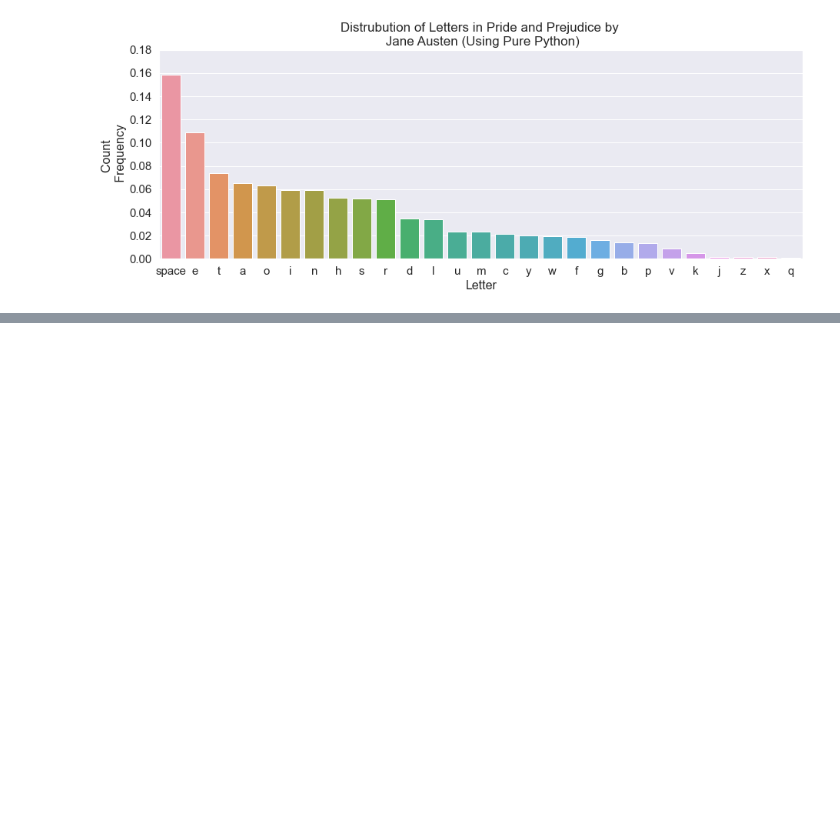
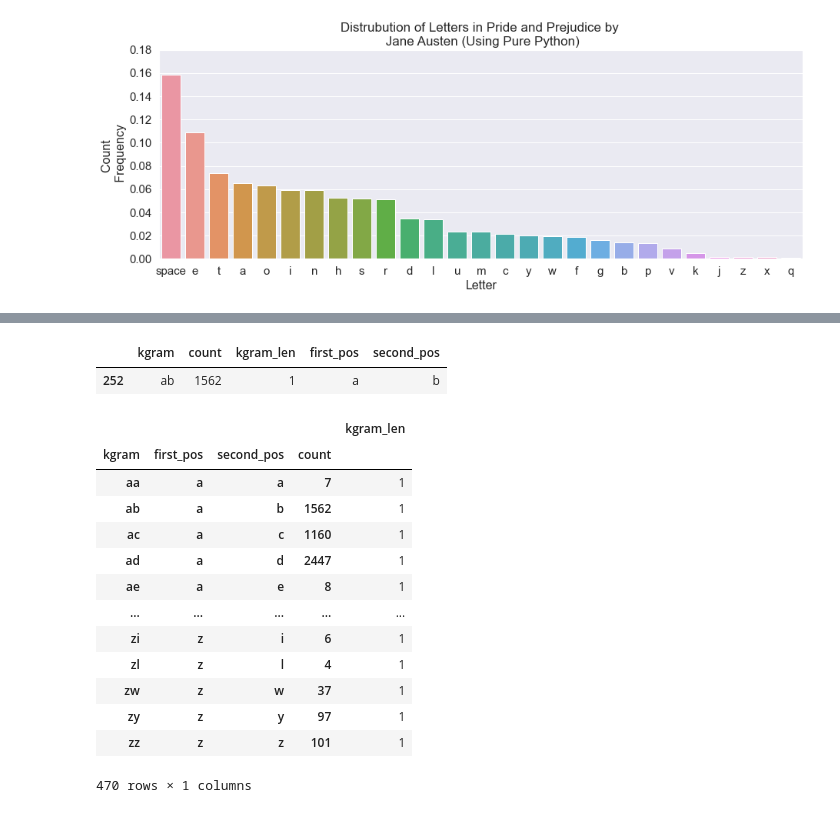
Before and after one commit to grantaguinaldo/ssie, a Jupyter notebook: ssie500/hw2/hw2.ipynb, the cells around one changed output, grey strips where cells are left out. Cells and saved outputs as stored; diff of their text form; code cells hidden in the pictures; blank space fills up the shorter version.

```diff
--- a/ssie500/hw2/hw2.ipynb
+++ b/ssie500/hw2/hw2.ipynb
@@ -202,3 +202,7 @@ plt.title('Distrubution of Letters in Pride and Prejudice by \n Jane Austen (Usi
 plt.show()
 # %% [output]
 [figure]
+# %%
+def generate_kgram(s, n):
+    return Counter([s[i:i+n] for i in range(0, len(s), 1)])
+df_clean.loc[:, 'kgrams'] = df_clean['clean_string'].apply(generate_kgram, args=[2])
@@ -204,0 +218,13 @@ plt.show()
+# %%
+kgram_list_dict_py = [dict(each) for each in df_clean.kgrams.tolist()]
+kgram_dist= {}
+for d in kgram_list_dict_py:
+    for k in d.keys():
+        kgram_dist[k] = kgram_dist.get(k, 0) + d[k]
+# %%
+df_kgram = pd.DataFrame(kgram_dist.items(), columns=['kgram', 'count'])
+df_kgram['kgram_len'] = df_kgram['kgram'].str.split(' ').str.len()
+two_grams = df_kgram[df_kgram.kgram_len == 1]
+# %%
+two_grams['first_pos'] = two_grams['kgram'].str[0]
+two_grams['second_pos'] = two_grams['kgram'].str[1]
@@ -204,0 +258,22 @@ plt.show()
+# %%
+two_grams[two_grams['kgram'] == 'ab']
+# %% [output]
+|  | kgram | count | kgram_len | first_pos | second_pos |
+| 252 | ab | 1562 | 1 | a | b |
+# %%
+two_grams.groupby(['kgram', 'first_pos', 'second_pos', 'count']).count()
+# %% [output]
+|  |  |  |  | kgram_len |
+| kgram | first_pos | second_pos | count |  |
+| aa | a | a | 7 | 1 |
+| ab | a | b | 1562 | 1 |
+| ac | a | c | 1160 | 1 |
+| ad | a | d | 2447 | 1 |
+| ae | a | e | 8 | 1 |
+| ... | ... | ... | ... | ... |
+| zi | z | i | 6 | 1 |
+| zl | z | l | 4 | 1 |
+| zw | z | w | 37 | 1 |
+| zy | z | y | 97 | 1 |
+| zz | z | z | 101 | 1 |
+470 rows × 1 columns
```
Also changed, not shown: parts of 3 cells of this notebook.
